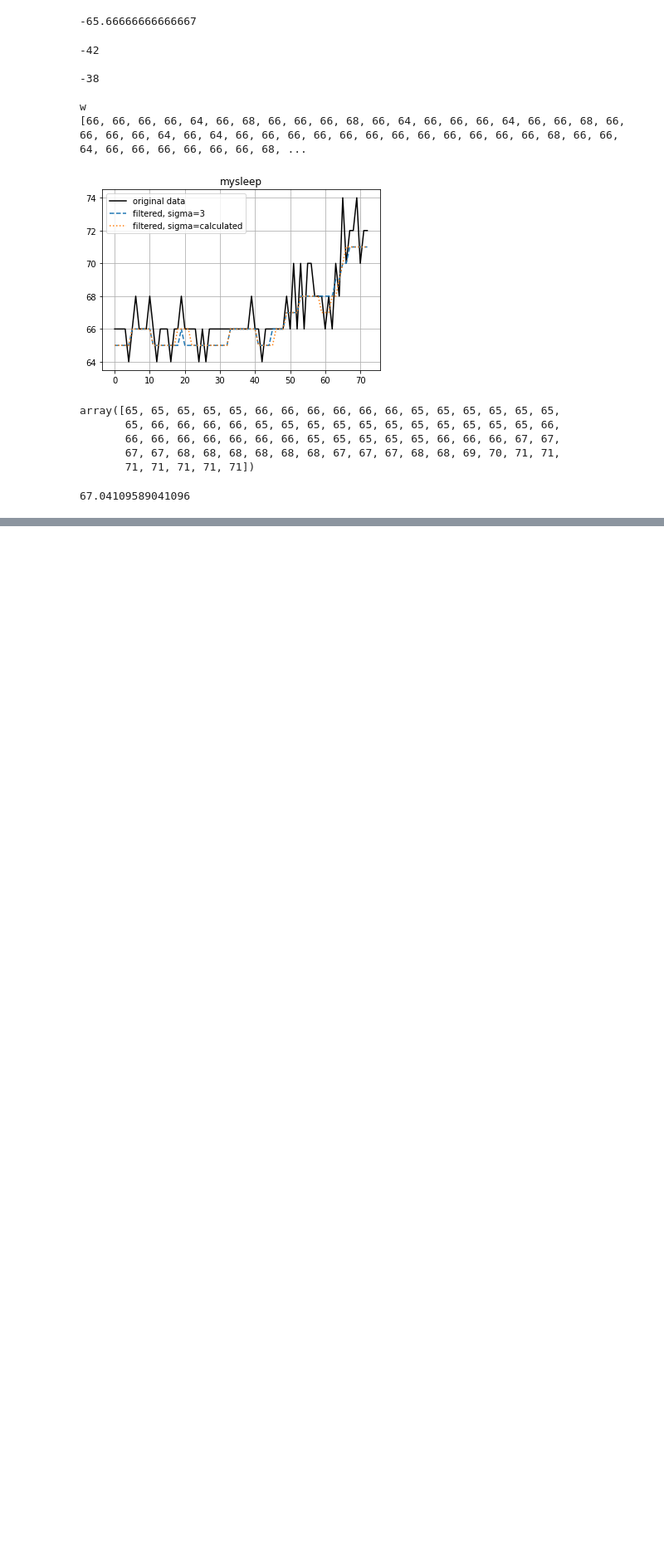
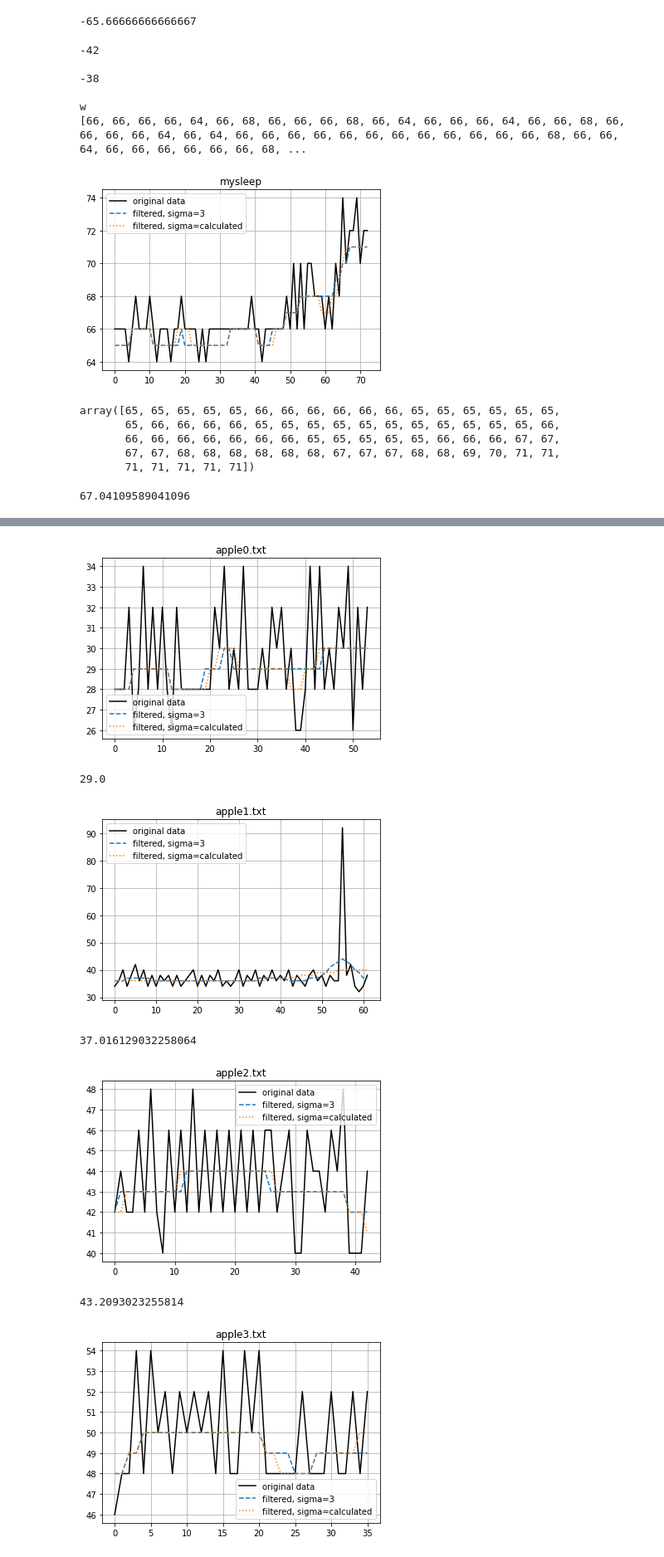
Before and after one commit to alertjjm/Python_Practice, a Jupyter notebook: gausian.ipynb, the cells around one changed output, grey strips where cells are left out. Shown: that part at 83% size. Drawn from its saved outputs; the diff is of its cells as text; code cells hidden in the pictures; blank space fills up the shorter version.

```diff
--- a/gausian.ipynb
+++ b/gausian.ipynb
@@ -90,0 +138,13 @@ ValueError: 38 is not in list
+# %%
+filegaussian('apple0.txt')
+filegaussian('apple1.txt')
+filegaussian('apple2.txt')
+filegaussian('apple3.txt')
+# %% [output]
+[figure, added]
+29.0
+[figure, added]
+37.016129032258064
+[figure, added]
+43.2093023255814
+[figure, added]
```
Also changed, not shown: parts of 6 cells of this notebook, 16 other files.
